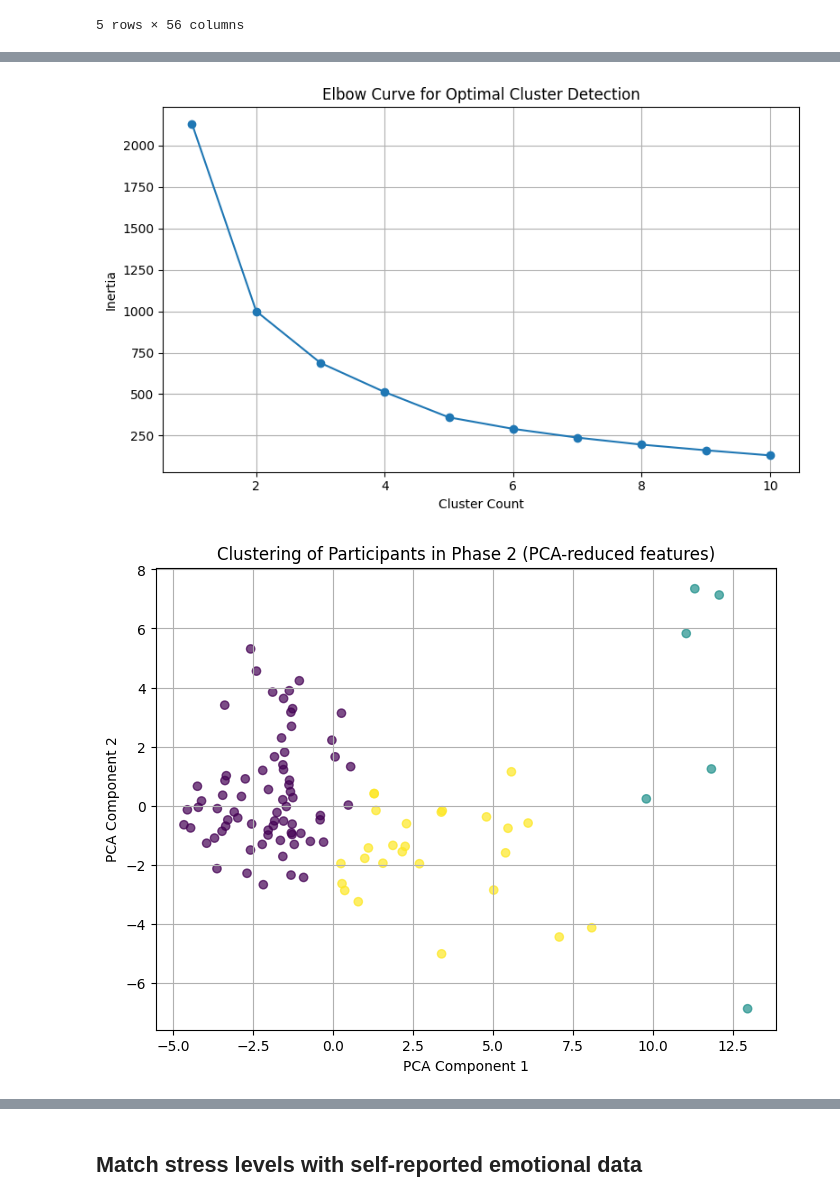
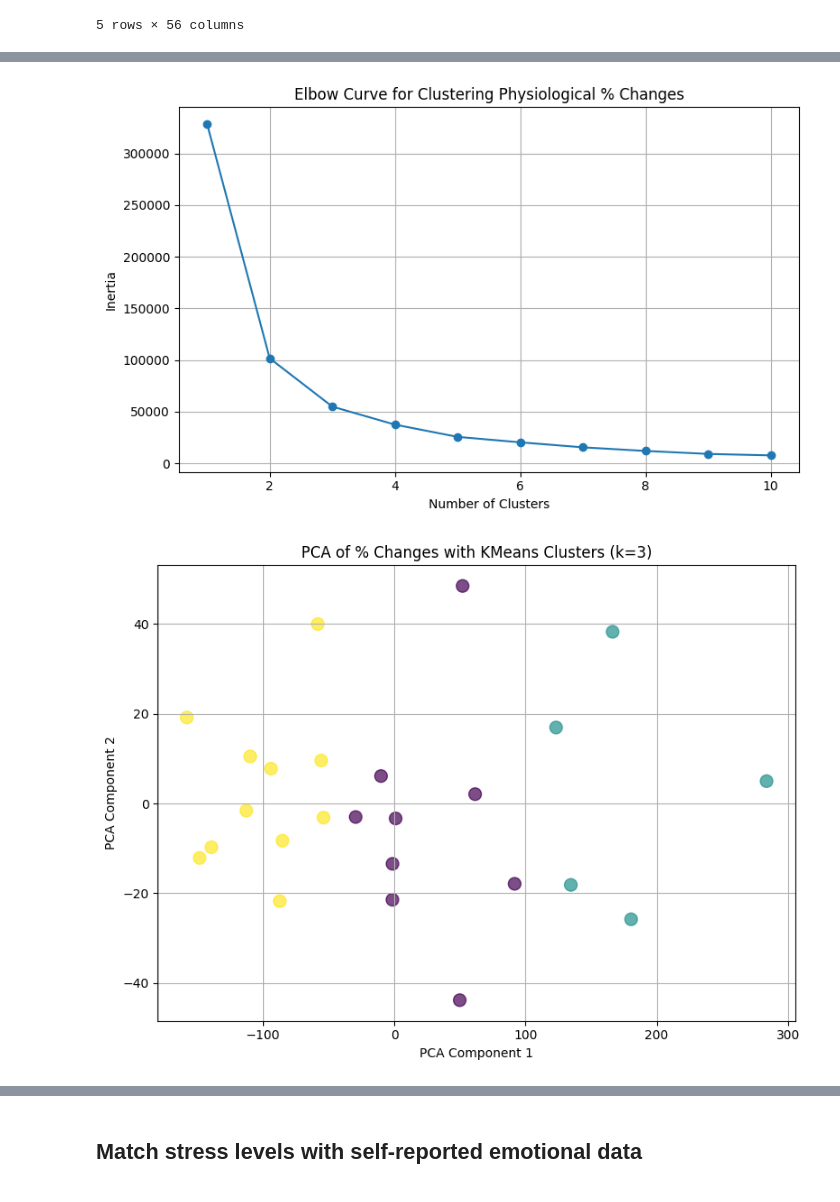
Before and after one commit to raquelmdtum/CDA-case2, a Jupyter notebook: group16_case2.ipynb, the cells around one changed output, grey strips where cells are left out. Drawn from its saved outputs; the diff is of its cells as text; code cells hidden in the pictures.

Commit message:
More clustering

```diff
--- a/group16_case2.ipynb
+++ b/group16_case2.ipynb
@@ -285,52 +339,44 @@ X_pca = pca.fit_transform(X_scaled)
 # %%
-# We'll test a range from 1 to 10 (though we won’t highlight specific k)
-k_range = range(1, 11)
-inertia_clean = []
+# Elbow method: Calculate inertia for k from 1 to 10
+inertias = []
+K_range = range(1, 11)
 
-for k in k_range:
+for k in K_range:
     kmeans = KMeans(n_clusters=k, random_state=42)
-    kmeans.fit(X_pca)
-    inertia_clean.append(kmeans.inertia_)
+    kmeans.fit(comparison_perc_only)
+    inertias.append(kmeans.inertia_)
 
-# Plot only the elbow curve
+# Plot elbow curve
 plt.figure(figsize=(8, 5))
-plt.plot(k_range, inertia_clean, marker='o')
-plt.title("Elbow Curve for Optimal Cluster Detection")
-plt.xlabel("Cluster Count")
+plt.plot(K_range, inertias, marker='o')
+plt.title("Elbow Curve for Clustering Physiological % Changes")
+plt.xlabel("Number of Clusters")
 plt.ylabel("Inertia")
 plt.grid(True)
 plt.tight_layout()
 plt.show()
 # %% [output]
-[figure, old version]
+[figure, new version]
 # %%
-task_data = final_data[final_data["Phase"] == "phase2"]
+# PCA directly on raw percentage data
+pca = PCA(n_components=2)
+X_pca = pca.fit_transform(comparison_perc_only)
 
-# Step 1: Standardize the data
-scaler = StandardScaler()
-X_scaled = scaler.fit_transform(phase2_data[features])
+# KMeans clustering on PCA result
+kmeans = KMeans(n_clusters=3, random_state=42)
+labels = kmeans.fit_predict(X_pca)
 
-# Step 2: Reduce dimensions with PCA (2 components for visualization)
-pca = PCA(n_components=2)
-X_pca = pca.fit_transform(X_scaled)
+# Store cluster labels
+comparison_perc_only["Cluster"] = labels
 
-# Step 3: Apply KMeans clustering with 2 clusters
-kmeans = KMeans(n_clusters=3, random_state=42)
-clusters = kmeans.fit_predict(X_pca)
-
-# Add PCA and cluster info back to the DataFrame
-phase2_data = phase2_data.copy()
-phase2_data["PCA1"] = X_pca[:, 0]
-phase2_data["PCA2"] = X_pca[:, 1]
-phase2_data["Cluster"] = clusters
-
-# Step 4: Plot the clusters
+# Plot PCA with clusters
 plt.figure(figsize=(8, 6))
-plt.scatter(phase2_data["PCA1"], phase2_data["PCA2"], c=clusters, cmap="viridis", alpha=0.7)
-plt.title("Clustering of Participants in Phase 2 (PCA-reduced features)")
+plt.scatter(X_pca[:, 0], X_pca[:, 1], c=labels, cmap="viridis", s=100, alpha=0.7)
+plt.title("PCA of % Changes with KMeans Clusters (k=3)")
 plt.xlabel("PCA Component 1")
 plt.ylabel("PCA Component 2")
 plt.grid(True)
+plt.tight_layout()
 plt.show()
 # %% [output]
-[figure, old version]
+[figure, new version]
```
Also changed, not shown: parts of 41 cells of this notebook.
